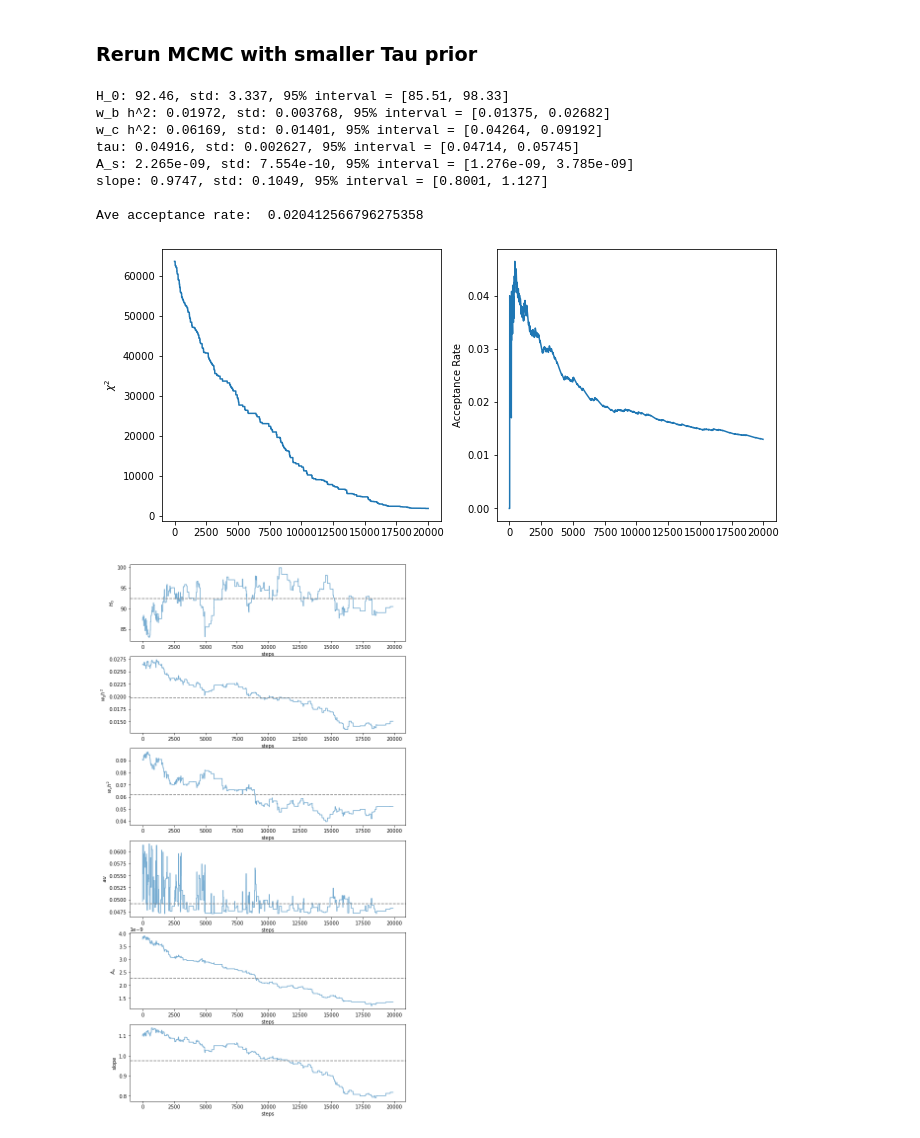
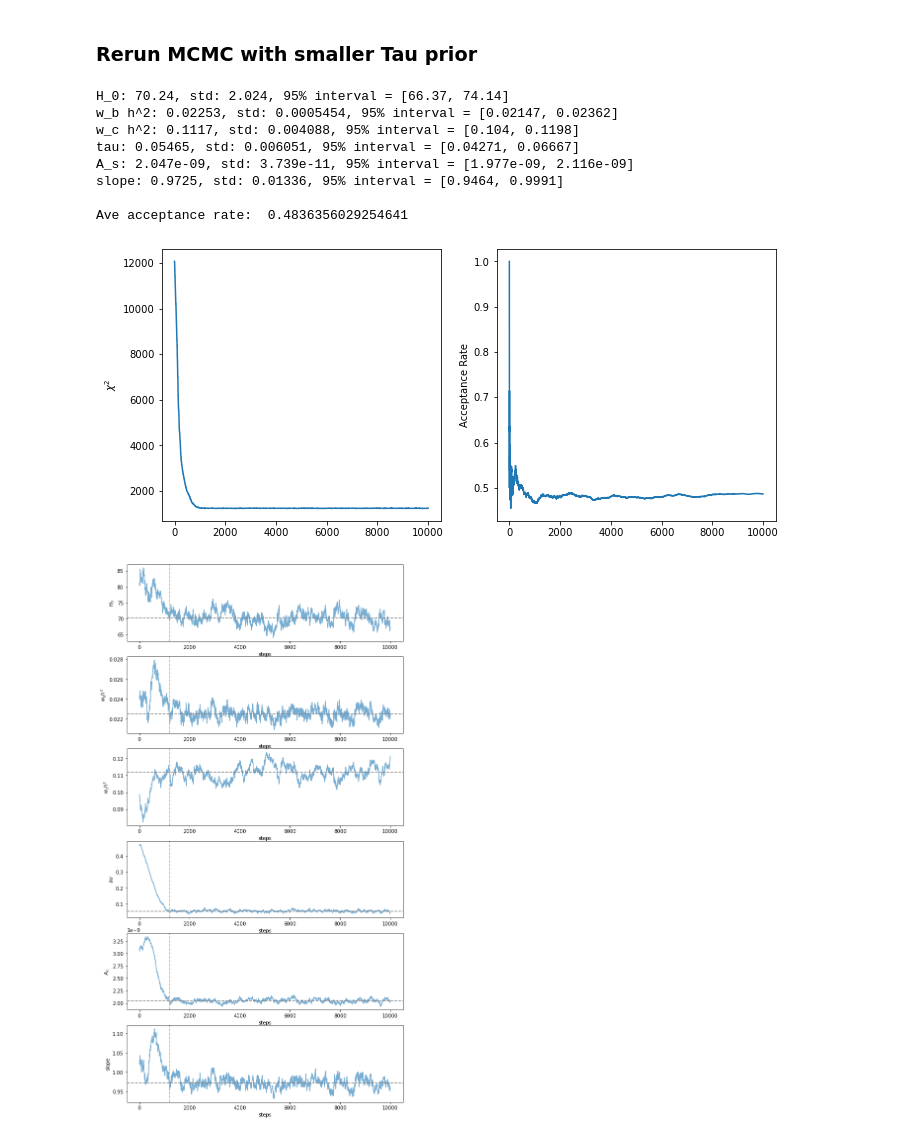
Before and after one commit to eklem1/Phys512_EK, a Jupyter notebook: PS3/PS3_A4-5_results.ipynb, the cells around one changed output. Drawn from its saved outputs; the diff is of its cells as text; code cells hidden in the pictures.

```diff
--- a/PS3/PS3_A4-5_results.ipynb
+++ b/PS3/PS3_A4-5_results.ipynb
@@ -57,2 +29,9 @@ AR1 = np.loadtxt("MCMCrun_AR.txt")
+# %%
+#loading MCMC saved chains
+
+#10000 steps
+chain1 = np.loadtxt("MCMCrun_chains5.txt")
+chi1 = np.loadtxt("MCMCrun_chi5.txt")
+AR1 = np.loadtxt("MCMCrun_AR5.txt")
 # %%
 #get means and stds of chains
@@ -113,9 +96,11 @@ figure = corner.corner(chain1, labels=variable_names, quantiles=[0.16, 0.5, 0.84
 fig, ax = plt.subplots(3, 2, figsize=(16,15))
 axs = ax.flatten()
 
+paths = np.transpose(chain1[burnIn:,:])
+
 for i, vchain in enumerate(paths):
 
-    axs[i].loglog(abs(np.fft.rfft(vchain[100:])), alpha=0.6, )
+    axs[i].loglog(abs(np.fft.rfft(vchain)), alpha=0.6)
     axs[i].set_ylabel(variables[i])
 
 plt.show()
@@ -142,10 +127,10 @@ You can also take your chain from part 4) and importance sample it (weighting by
 ### Importance Sampling
 # %%
 # old likelihood, using chi squared
-oldLike = np.exp(-0.5*(chi1))
+oldLike = np.exp(-0.5*(chi1[burnIn:]))
 
 #taking the error on the Planck value as gaussian
-ga = np.random.normal(loc=0.0544, scale=0.0073, size=len(chi1))
+ga = np.random.normal(loc=0.0544, scale=0.0073, size=len(oldLike))
 
 #mutiply to get new likelihood
 newLike =  oldLike*ga
@@ -192,44 +171,52 @@ AR1 = np.loadtxt("MCMCrun_AR_tau1.txt")
+# %%
+#10000 steps
+chain2 = np.loadtxt("MCMCrun_chains_tau2.txt")
+chi2 = np.loadtxt("MCMCrun_chi_tau2.txt")
+AR2 = np.loadtxt("MCMCrun_AR_tau2.txt")
 # %%
-pars_new=np.mean(chain1[20:,:], axis=0)
-std_new=np.std(chain1[20:,:], axis=0)
+burnIn2 = 1200
+pars_new=np.mean(chain2[burnIn2:,:], axis=0)
+std_new=np.std(chain2[burnIn2:,:], axis=0)
 # print("Resulting values: ", pars_new, "with std", std_new )
 
-printVals(chain1)
-print("\nAve acceptance rate: ", np.mean(AR1))
+printVals(chain2, burnIn2)
+print("\nAve acceptance rate: ", np.mean(AR2))
 
-paths = np.transpose(chain1)
+paths2 = np.transpose(chain2)
 
 fig, ax = plt.subplots(1, 2, figsize=(11,5))
-ax[0].plot(chi1[:])
+ax[0].plot(chi2[:])
 ax[0].set_ylabel("$\chi^2$")
 
-ax[1].plot(AR1[20:])
+ax[1].plot(AR2[:])
 ax[1].set_ylabel("Acceptance Rate")
 
 plt.show()
 
 variables = ['$H_0$', '$w_bh^2$', '$w_ch^2$', '$\tau$', '$A_s$', 'slope']
 
 fig, ax = plt.subplots(6, 1, figsize=(10,20))
 axs = ax.flatten()
 
-for i, vchain in enumerate(paths):
-    axs[i].plot(vchain[100:], alpha=0.6)
+#plotting chains, with means and burn in marked
+for i, vchain in enumerate(paths2):
+    axs[i].plot(vchain[:], alpha=0.6)
 #     axs[i].set_title(variables[i])
     axs[i].axhline(pars_new[i], color='grey', ls="--", label="std")
+    axs[i].axvline(burnIn2, color='orange', ls="--", label="burn in")
     axs[i].set_xlabel('steps')
     axs[i].set_ylabel(variables[i])
 
 plt.show()
 # %% [output]
-H_0: 92.46, std: 3.337, 95% interval = [85.51, 98.33]
-w_b h^2: 0.01972, std: 0.003768, 95% interval = [0.01375, 0.02682]
-w_c h^2: 0.06169, std: 0.01401, 95% interval = [0.04264, 0.09192]
-tau: 0.04916, std: 0.002627, 95% interval = [0.04714, 0.05745]
-A_s: 2.265e-09, std: 7.554e-10, 95% interval = [1.276e-09, 3.785e-09]
-slope: 0.9747, std: 0.1049, 95% interval = [0.8001, 1.127]
+H_0: 70.24, std: 2.024, 95% interval = [66.37, 74.14]
+w_b h^2: 0.02253, std: 0.0005454, 95% interval = [0.02147, 0.02362]
+w_c h^2: 0.1117, std: 0.004088, 95% interval = [0.104, 0.1198]
+tau: 0.05465, std: 0.006051, 95% interval = [0.04271, 0.06667]
+A_s: 2.047e-09, std: 3.739e-11, 95% interval = [1.977e-09, 2.116e-09]
+slope: 0.9725, std: 0.01336, 95% interval = [0.9464, 0.9991]
 
-Ave acceptance rate:  0.020412566796275358
+Ave acceptance rate:  0.4836356029254641
-[figure, old version]
+[figure, new version]
-[figure, old version]
+[figure, new version]
 # %%
```
Also changed, not shown: parts of 17 cells of this notebook, 2 other files.
